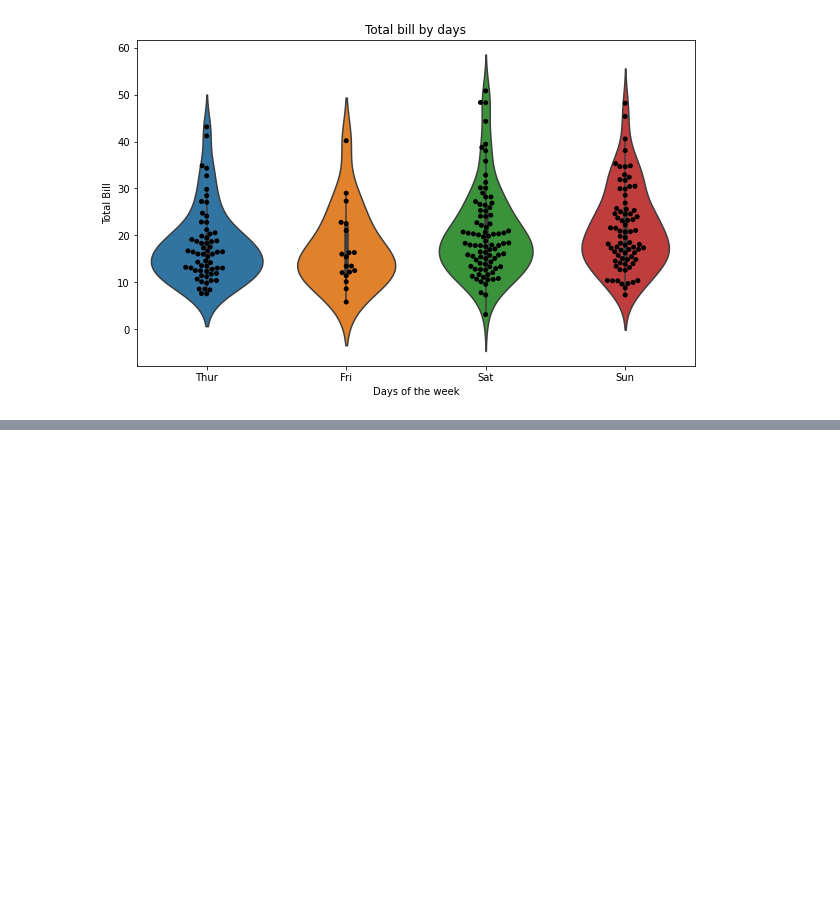
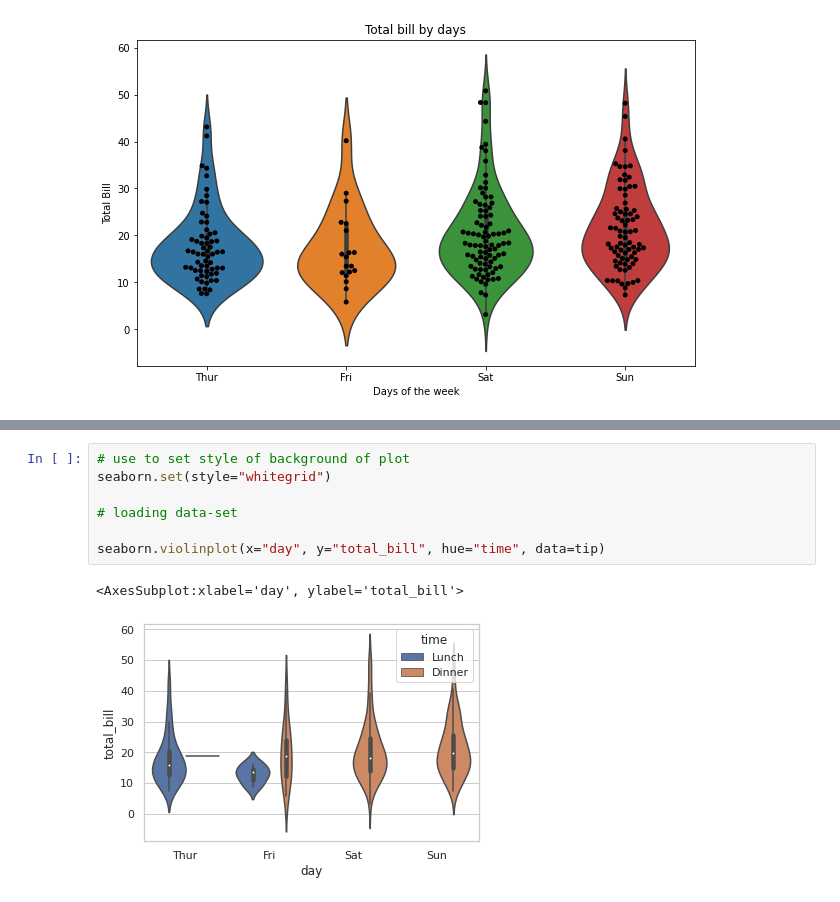
Before and after one commit to HumphreyKn/Python_Bar, a Jupyter notebook: Violin plots.ipynb, the cells around one changed output, grey strips where cells are left out. Drawn from its saved outputs; the diff is of its cells as text; blank space fills up the shorter version.

```diff
--- a/Violin plots.ipynb
+++ b/Violin plots.ipynb
@@ -81,0 +101,10 @@ plt.show()
+# %%
+# use to set style of background of plot
+seaborn.set(style="whitegrid")
+
+# loading data-set
+
+seaborn.violinplot(x="day", y="total_bill", hue="time", data=tip)
+# %% [output]
+<AxesSubplot:xlabel='day', ylabel='total_bill'>
+[figure, added]
```
Also changed, not shown: parts of 4 cells of this notebook.
